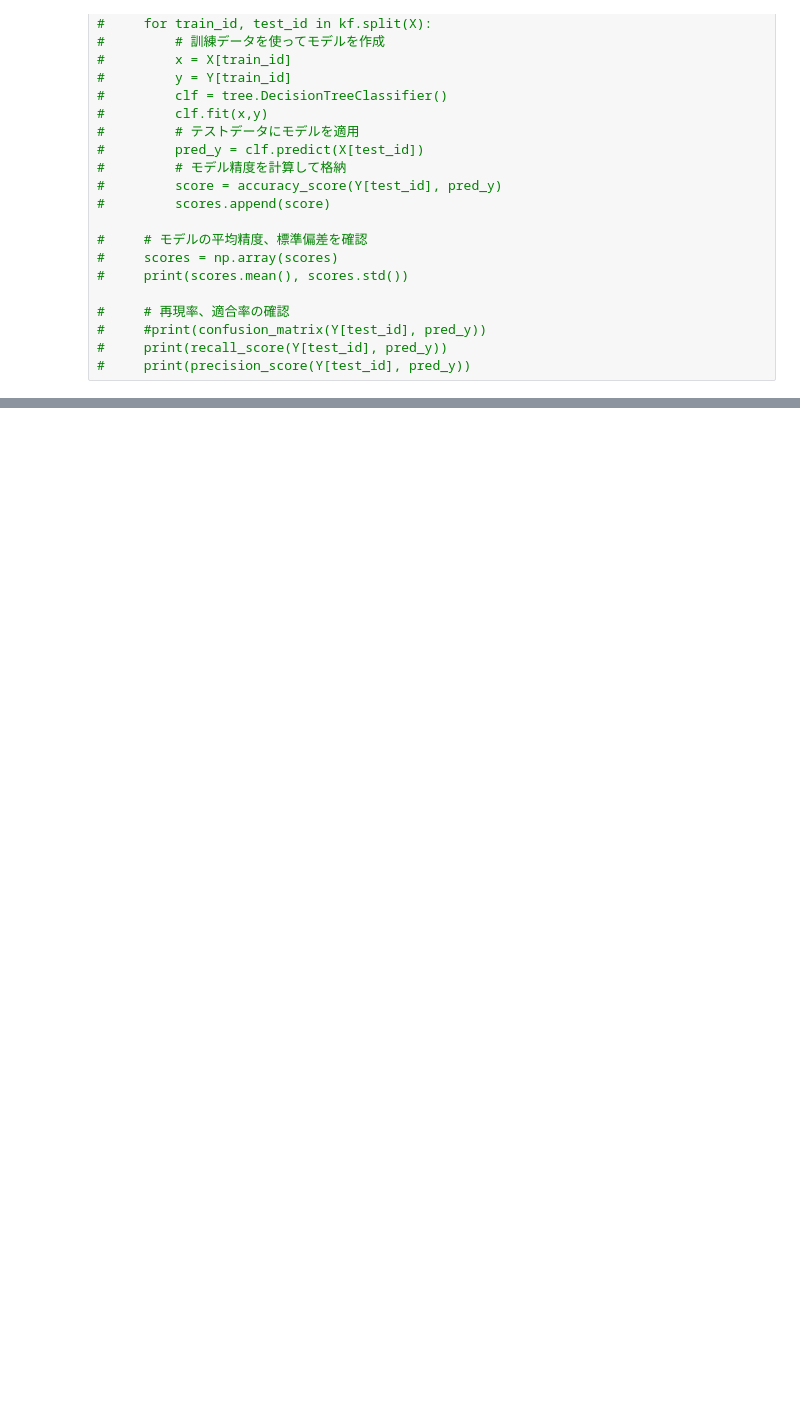
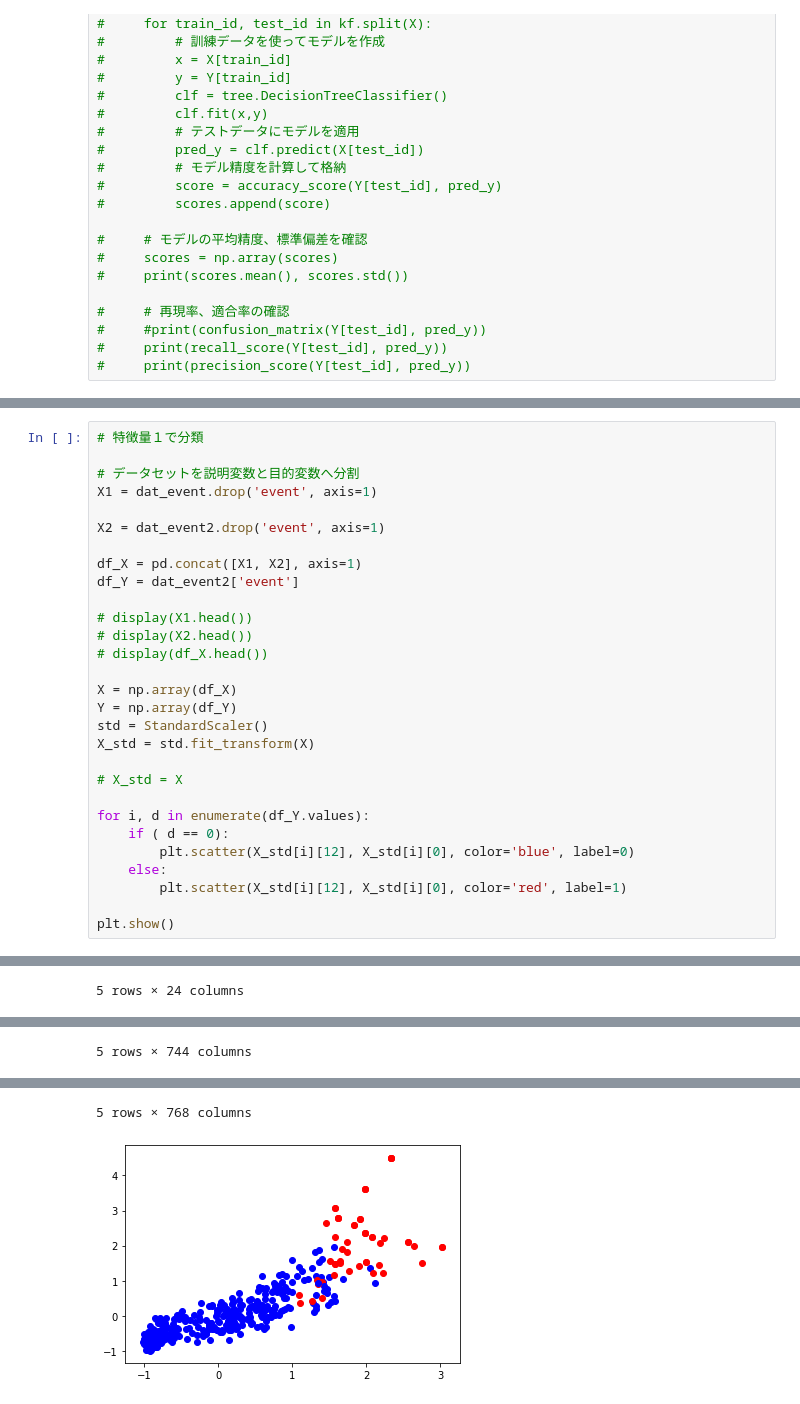
Before and after one commit to furu8/Data-preprocessing, a Jupyter notebook: 4.時系列データ/chap6-2.ipynb, the cells around one changed output, grey strips where cells are left out. Drawn from its saved outputs; the diff is of its cells as text; blank space fills up the shorter version.

```diff
--- a/4.時系列データ/chap6-2.ipynb
+++ b/4.時系列データ/chap6-2.ipynb
@@ -537,0 +550,30 @@ DecisionTreeClassifier(ccp_alpha=0.0, class_weight=None, criterion='gini',
+# %%
+# 特徴量１で分類
+
+# データセットを説明変数と目的変数へ分割
+X1 = dat_event.drop('event', axis=1)
+
+X2 = dat_event2.drop('event', axis=1)
+
+df_X = pd.concat([X1, X2], axis=1)
+df_Y = dat_event2['event']
+
+# display(X1.head())
+# display(X2.head())
+# display(df_X.head())
+
+X = np.array(df_X)
+Y = np.array(df_Y)
+std = StandardScaler()
+X_std = std.fit_transform(X)
+
+# X_std = X
+
+for i, d in enumerate(df_Y.values):
+    if ( d == 0):
+        plt.scatter(X_std[i][12], X_std[i][0], color='blue', label=0)
+    else:
+        plt.scatter(X_std[i][12], X_std[i][0], color='red', label=1)
+
+plt.show()
+# %% [output]
@@ -537,0 +587 @@ DecisionTreeClassifier(ccp_alpha=0.0, class_weight=None, criterion='gini',
+5 rows × 24 columns
@@ -537,0 +594 @@ DecisionTreeClassifier(ccp_alpha=0.0, class_weight=None, criterion='gini',
+5 rows × 744 columns
@@ -538,3 +601,5 @@ DecisionTreeClassifier(ccp_alpha=0.0, class_weight=None, criterion='gini',
+5 rows × 768 columns
+[figure, added]
 # %%
 # 特徴量２で分類
 
```
Also changed, not shown: parts of 15 cells of this notebook.
